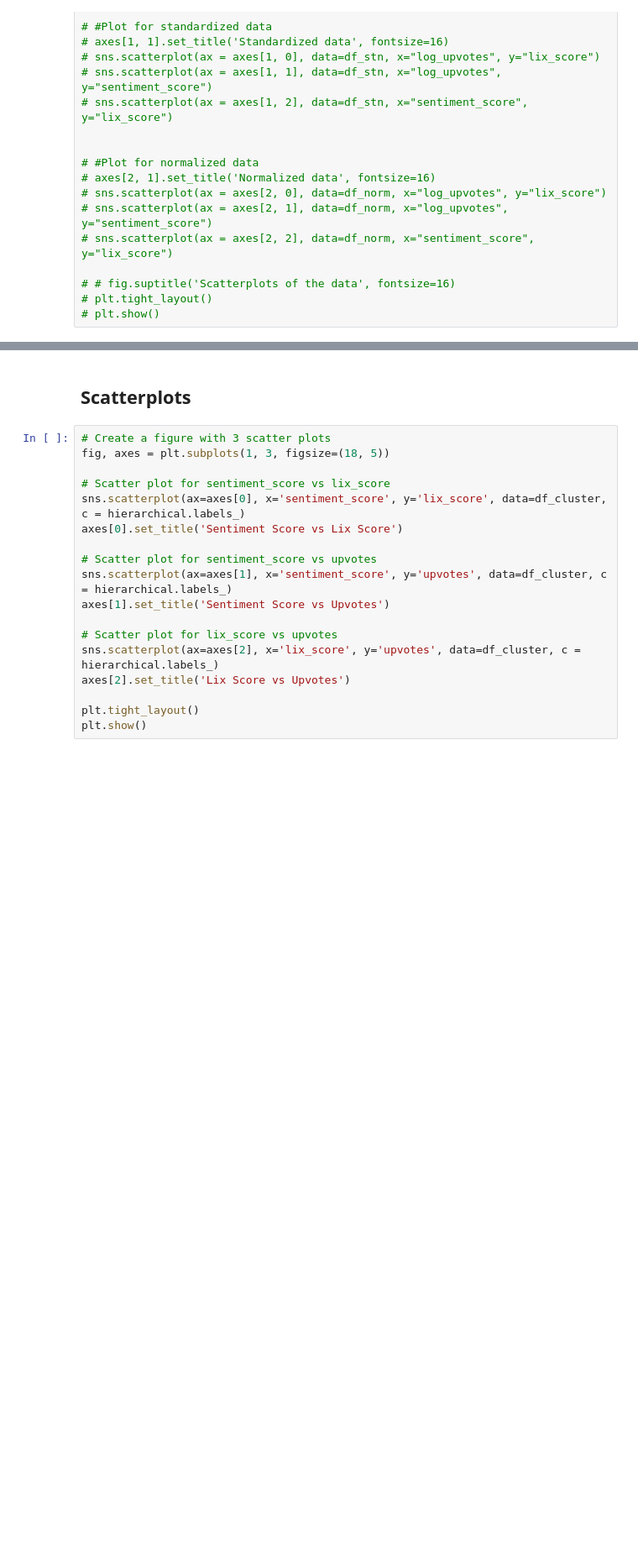
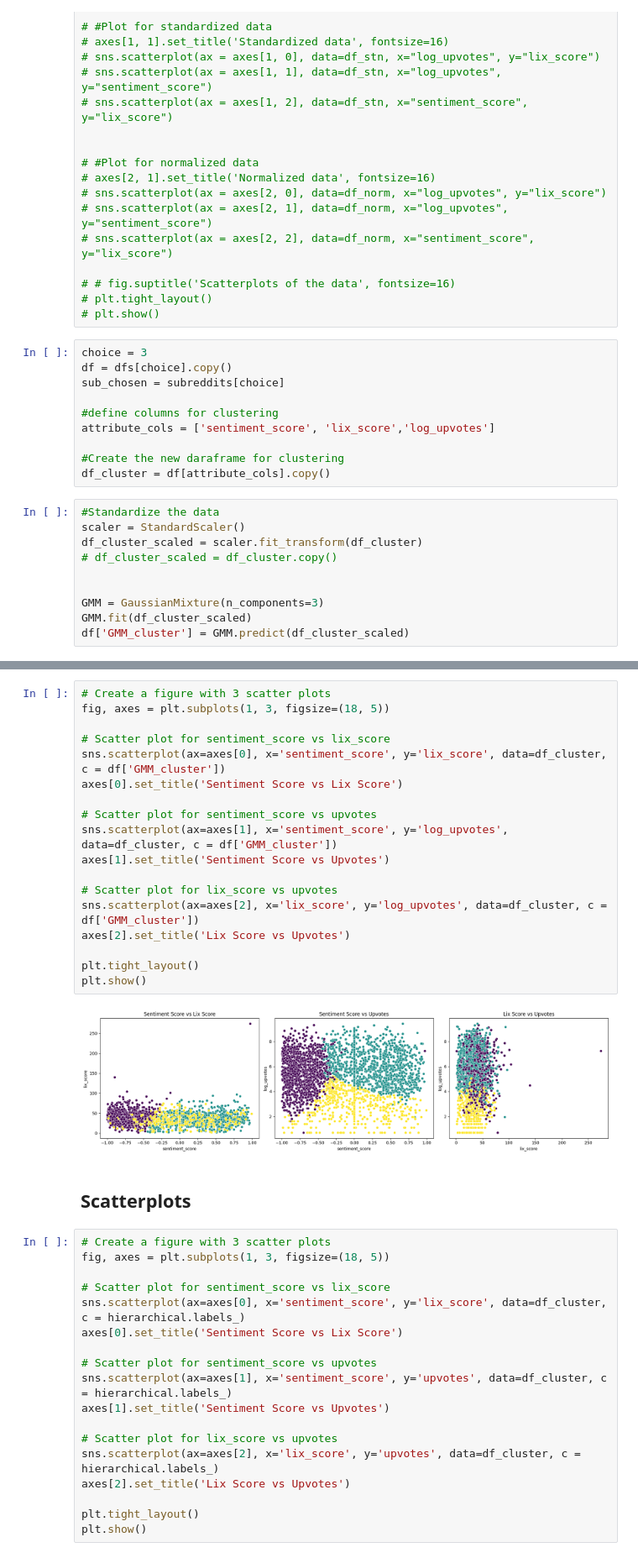
Before and after one commit to danielries/comptoolsproject, a Jupyter notebook: clustering.ipynb, the cells around one changed output, grey strips where cells are left out. Shown at 84% size. Saved outputs shown, nothing was run; the diff lists cells and outputs as text; blank space fills up the shorter version.

```diff
--- a/clustering.ipynb
+++ b/clustering.ipynb
@@ -116,3 +118,23 @@ For the standardize/normalize we should do the 3 scatterplots, 3 for normal and
 # # fig.suptitle('Scatterplots of the data', fontsize=16)
 # plt.tight_layout()
 # plt.show()
+# %%
+choice = 3
+df = dfs[choice].copy()
+sub_chosen = subreddits[choice]
+
+#define columns for clustering
+attribute_cols = ['sentiment_score', 'lix_score','log_upvotes']
+
+#Create the new daraframe for clustering
+df_cluster = df[attribute_cols].copy()
+# %%
+#Standardize the data
+scaler = StandardScaler()
+df_cluster_scaled = scaler.fit_transform(df_cluster)
+# df_cluster_scaled = df_cluster.copy()
+
+
+GMM = GaussianMixture(n_components=3)
+GMM.fit(df_cluster_scaled)
+df['GMM_cluster'] = GMM.predict(df_cluster_scaled)
@@ -119,3 +183,23 @@ For the standardize/normalize we should do the 3 scatterplots, 3 for normal and
+# %%
+# Create a figure with 3 scatter plots
+fig, axes = plt.subplots(1, 3, figsize=(18, 5))
+
+# Scatter plot for sentiment_score vs lix_score
+sns.scatterplot(ax=axes[0], x='sentiment_score', y='lix_score', data=df_cluster, c = df['GMM_cluster'])
+axes[0].set_title('Sentiment Score vs Lix Score')
+
+# Scatter plot for sentiment_score vs upvotes
+sns.scatterplot(ax=axes[1], x='sentiment_score', y='log_upvotes', data=df_cluster, c = df['GMM_cluster'])
+axes[1].set_title('Sentiment Score vs Upvotes')
+
+# Scatter plot for lix_score vs upvotes
+sns.scatterplot(ax=axes[2], x='lix_score', y='log_upvotes', data=df_cluster, c = df['GMM_cluster'])
+axes[2].set_title('Lix Score vs Upvotes')
+
+plt.tight_layout()
+plt.show()
+# %% [output]
+[figure, added]
 # %% [markdown]
 Scatterplots
 ---
```
Also changed, not shown: parts of 2 cells of this notebook, 5 other files.
